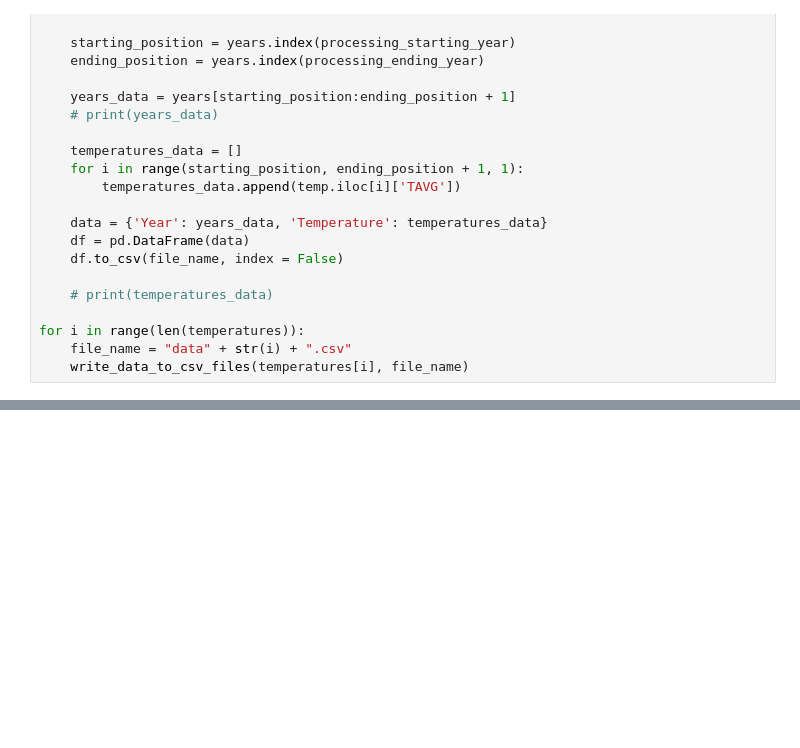
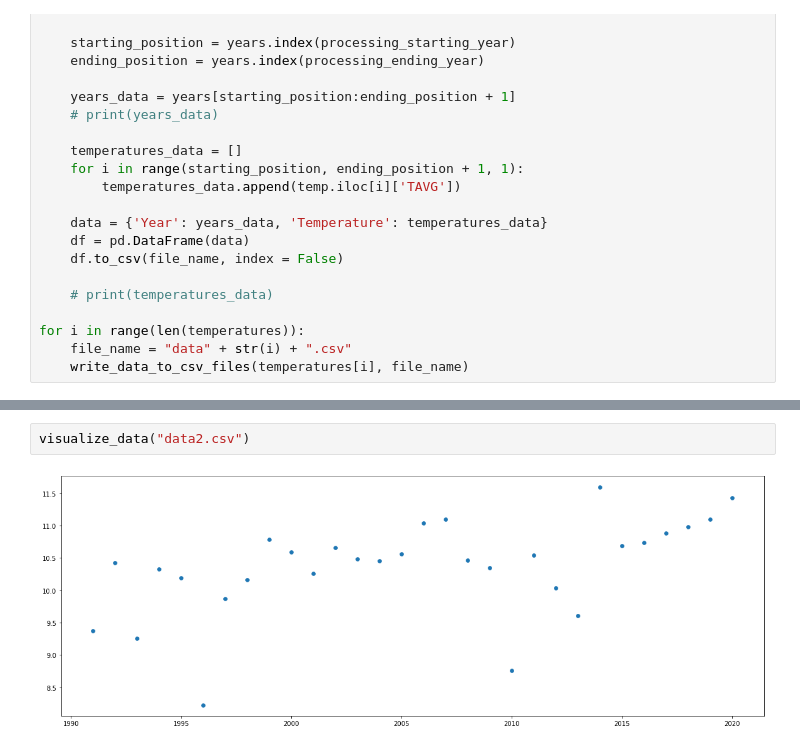
Before and after one commit to Foxxy-HCMUS/HCMUS-Applied-Maths-and-Statistics-Projects, a Jupyter notebook: Project 1/Problem 2/Codes/source_code.ipynb, the cells around one changed output, grey strips where cells are left out. Drawn from its saved outputs; the diff is of its cells as text; blank space fills up the shorter version.

```diff
--- a/Project 1/Problem 2/Codes/source_code.ipynb
+++ b/Project 1/Problem 2/Codes/source_code.ipynb
@@ -149,0 +170,4 @@ for i in range(len(temperatures)):
+# %%
+visualize_data("data2.csv")
+# %% [output]
+[figure, added]
```
Also changed, not shown: parts of 6 cells of this notebook.
